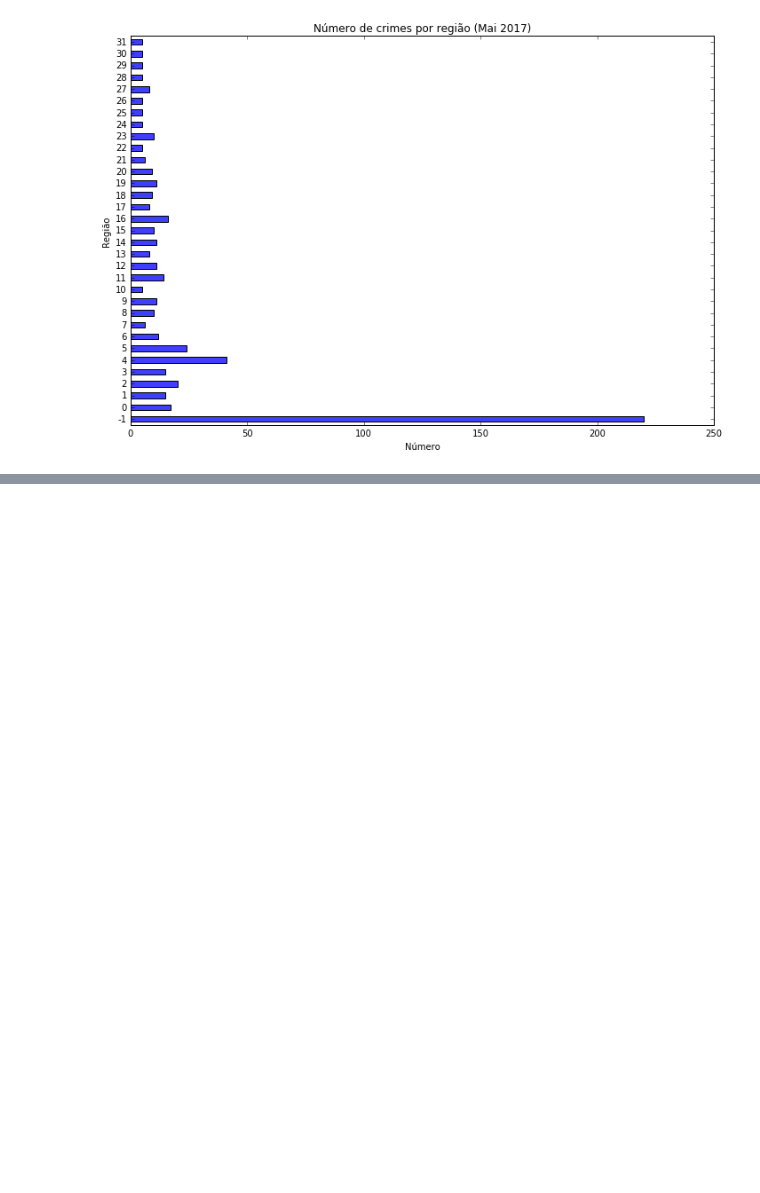
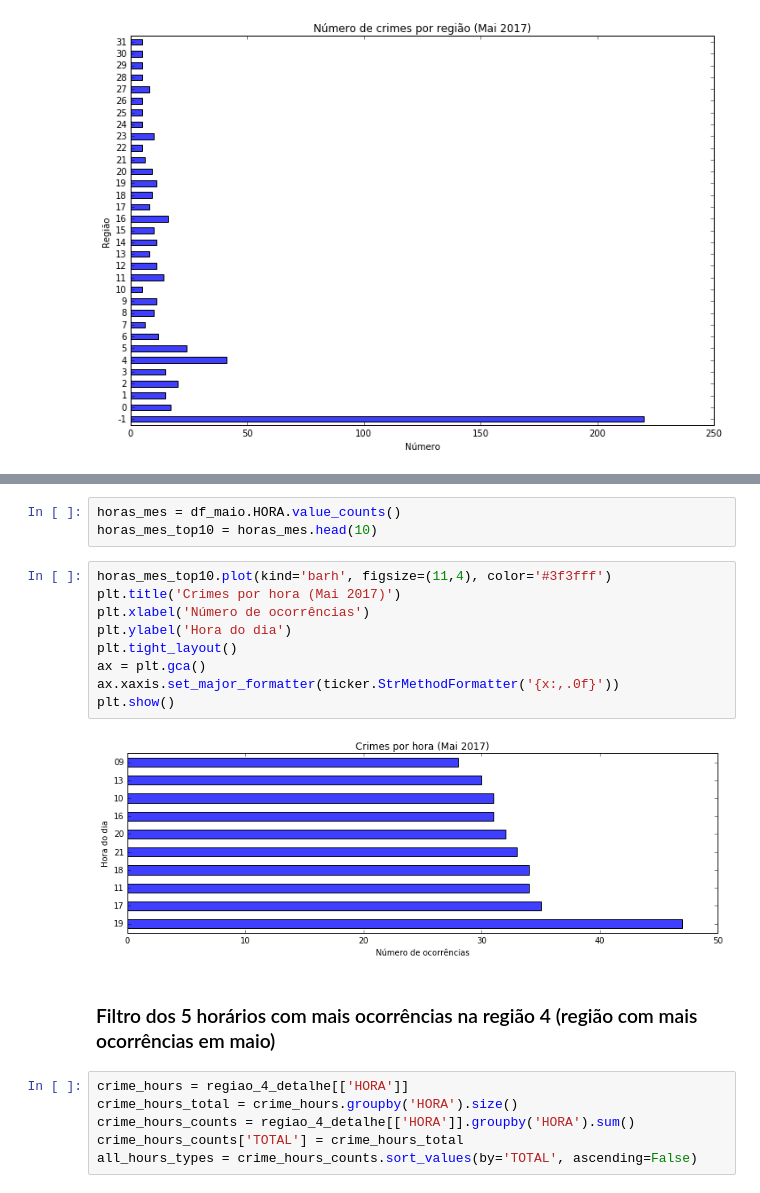
Before and after one commit to netodeolino/TCC, a Jupyter notebook: TCC 02/Resultados/Maio/Maio.ipynb, the cells around one changed output, grey strips where cells are left out. Saved outputs shown, nothing was run; the diff lists cells and outputs as text; blank space fills up the shorter version.

```diff
--- a/TCC 02/Resultados/Maio/Maio.ipynb
+++ b/TCC 02/Resultados/Maio/Maio.ipynb
@@ -82,0 +150,22 @@ plt.show()
+# %%
+horas_mes = df_maio.HORA.value_counts()
+horas_mes_top10 = horas_mes.head(10)
+# %%
+horas_mes_top10.plot(kind='barh', figsize=(11,4), color='#3f3fff')
+plt.title('Crimes por hora (Mai 2017)')
+plt.xlabel('Número de ocorrências')
+plt.ylabel('Hora do dia')
+plt.tight_layout()
+ax = plt.gca()
+ax.xaxis.set_major_formatter(ticker.StrMethodFormatter('{x:,.0f}'))
+plt.show()
+# %% [output]
+[figure, added]
+# %% [markdown]
+### Filtro dos 5 horários com mais ocorrências na região 4 (região com mais ocorrências em maio)
+# %%
+crime_hours = regiao_4_detalhe[['HORA']]
+crime_hours_total = crime_hours.groupby('HORA').size()
+crime_hours_counts = regiao_4_detalhe[['HORA']].groupby('HORA').sum()
+crime_hours_counts['TOTAL'] = crime_hours_total
+all_hours_types = crime_hours_counts.sort_values(by='TOTAL', ascending=False)
```
Also changed, not shown: parts of 20 cells of this notebook.
